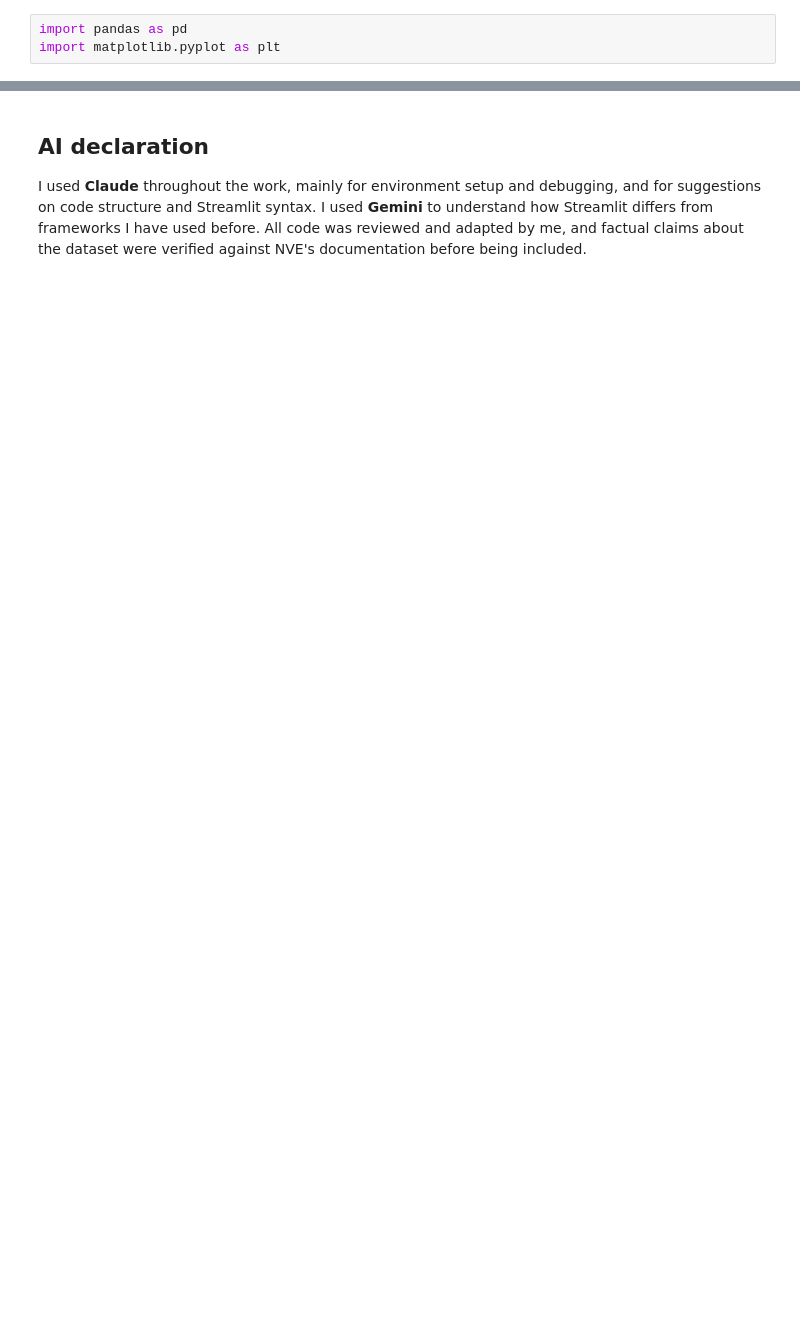
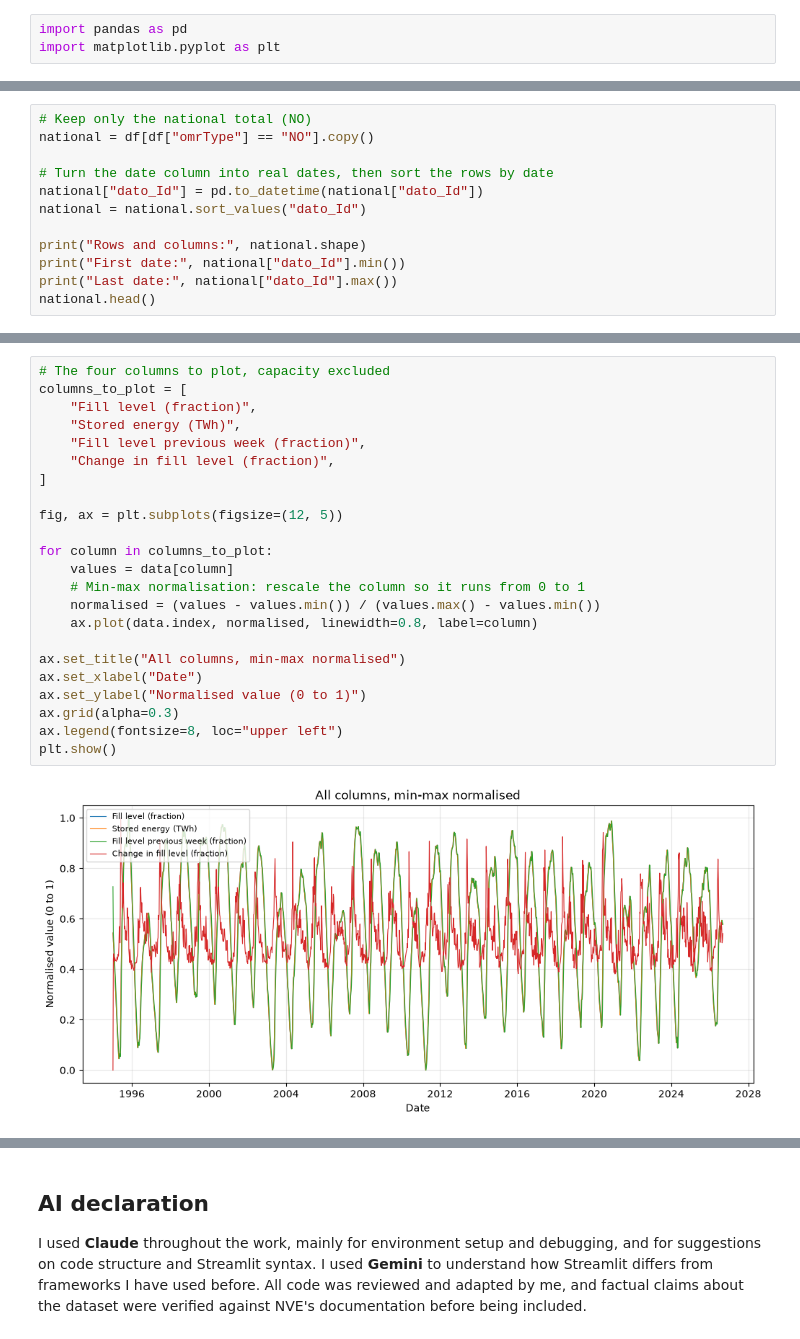
Before and after one commit to SaraGjerlow/ind320-SaraGjerlow, a Jupyter notebook: notebooks/part1.ipynb, the cells around one changed output, grey strips where cells are left out. Cells and saved outputs as stored; diff of their text form; blank space fills up the shorter version.

```diff
--- a/notebooks/part1.ipynb
+++ b/notebooks/part1.ipynb
@@ -298,0 +67,12 @@ writing anything.
+# %%
+# Keep only the national total (NO)
+national = df[df["omrType"] == "NO"].copy()
+
+# Turn the date column into real dates, then sort the rows by date
+national["dato_Id"] = pd.to_datetime(national["dato_Id"])
+national = national.sort_values("dato_Id")
+
+print("Rows and columns:", national.shape)
+print("First date:", national["dato_Id"].min())
+print("Last date:", national["dato_Id"].max())
+national.head()
@@ -298,0 +205,25 @@ writing anything.
+# %%
+# The four columns to plot, capacity excluded
+columns_to_plot = [
+    "Fill level (fraction)",
+    "Stored energy (TWh)",
+    "Fill level previous week (fraction)",
+    "Change in fill level (fraction)",
+]
+
+fig, ax = plt.subplots(figsize=(12, 5))
+
+for column in columns_to_plot:
+    values = data[column]
+    # Min-max normalisation: rescale the column so it runs from 0 to 1
+    normalised = (values - values.min()) / (values.max() - values.min())
+    ax.plot(data.index, normalised, linewidth=0.8, label=column)
+
+ax.set_title("All columns, min-max normalised")
+ax.set_xlabel("Date")
+ax.set_ylabel("Normalised value (0 to 1)")
+ax.grid(alpha=0.3)
+ax.legend(fontsize=8, loc="upper left")
+plt.show()
+# %% [output]
+[figure, added]
```
Also changed, not shown: parts of 42 cells of this notebook, 3 other files.
